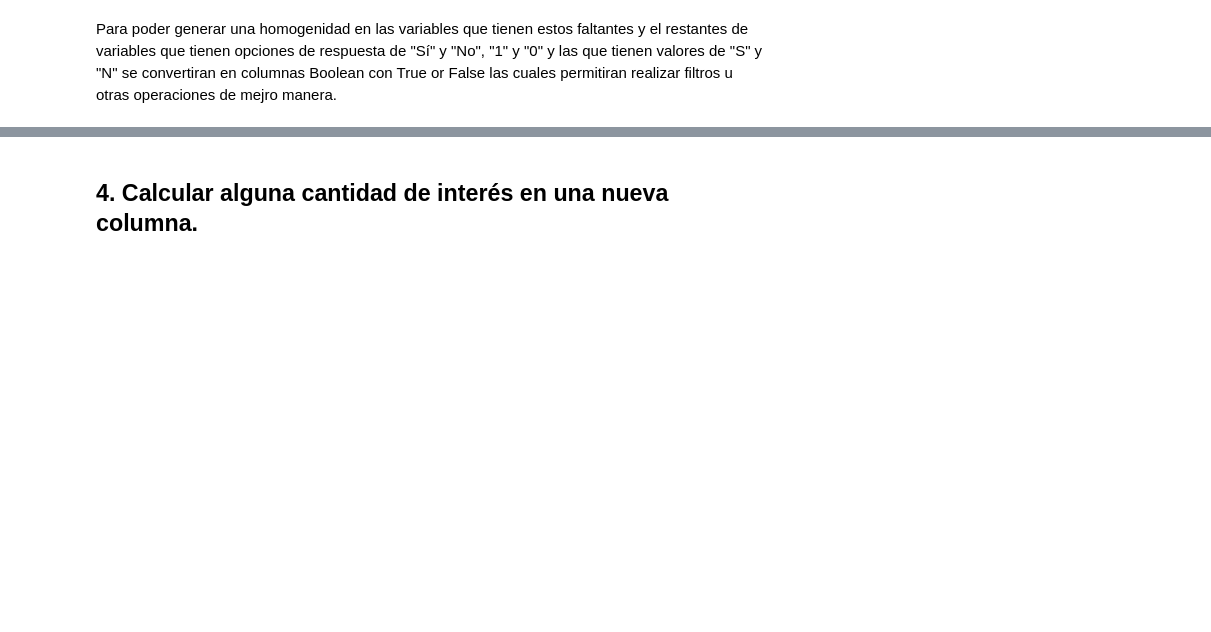
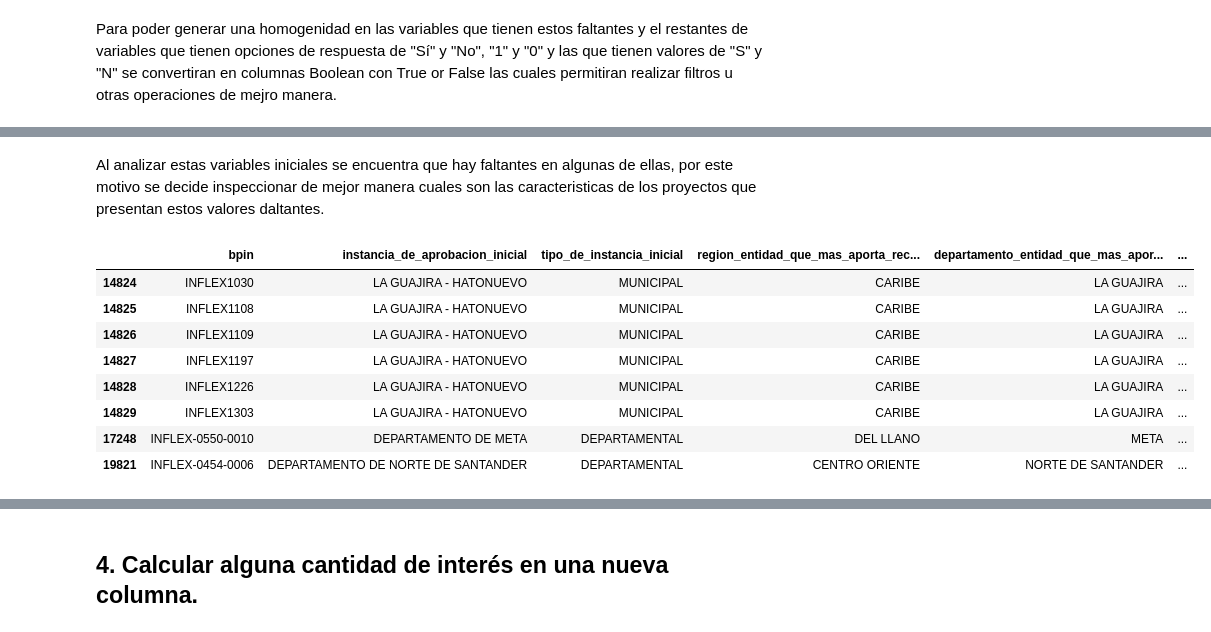
Before and after one commit to caavila96/gesproy23, a Jupyter notebook: Analisis_Gesproy.ipynb, the cells around one changed output, grey strips where cells are left out. Cells and saved outputs as stored; diff of their text form; code cells hidden in the pictures; blank space fills up the shorter version.

```diff
--- a/Analisis_Gesproy.ipynb
+++ b/Analisis_Gesproy.ipynb
@@ -311,3 +301,0 @@ AttributeError: ignored
-# %%
- for i in gesp_2.columns[gesp_2.isnull().any()]:
-   gesp_2[i].
@@ -333,0 +306,11 @@ gesp_2["minima_fecha_proceso_precontractual"][8596]
+# %%
+#Valores a evaluar
+val_eva = ["Si","Sí","S","si","sí","s","1"]
+var = []
+
+#Se genera un loop que trae una lista de tuplas con la variable y el valor encontrado en todas las celdas no vacías
+for i in gesp_2.columns[gesp_2.isnull().any()]:
+  for j in  val_eva:
+    if (gesp_2[i].dropna()==j).all():
+      var.append((i,j))
+print(var)
@@ -333,0 +319,4 @@ gesp_2["minima_fecha_proceso_precontractual"][8596]
+# %%
+#Se realiza los cambios en las variables de forma iterativa teniendo en cuenta las tuplas generadas
+for i in range(len(var)):
+    gesp_2[var[i][0]] =   gesp_2[var[i][0]].fillna("False").replace(var[i][1],"True").map({'True': True, 'False': False})
@@ -333,0 +394,14 @@ gesp_2["minima_fecha_proceso_precontractual"][8596]
+# %% [markdown]
+Al analizar estas variables iniciales se encuentra que hay faltantes en algunas de ellas, por este motivo se decide inspeccionar de mejor manera cuales son las caracteristicas de los proyectos que presentan estos valores daltantes.
+# %%
+gesp_2[gesp_2["nit_entidad_ejecutora"].isnull() == True]
+# %% [output]
+|  | bpin | instancia_de_aprobacion_inicial | tipo_de_instancia_inicial | region_entidad_que_mas_aporta_rec... | departamento_entidad_que_mas_apor... | ... |
+| 14824 | INFLEX1030 | LA GUAJIRA - HATONUEVO | MUNICIPAL | CARIBE | LA GUAJIRA | ... |
+| 14825 | INFLEX1108 | LA GUAJIRA - HATONUEVO | MUNICIPAL | CARIBE | LA GUAJIRA | ... |
+| 14826 | INFLEX1109 | LA GUAJIRA - HATONUEVO | MUNICIPAL | CARIBE | LA GUAJIRA | ... |
+| 14827 | INFLEX1197 | LA GUAJIRA - HATONUEVO | MUNICIPAL | CARIBE | LA GUAJIRA | ... |
+| 14828 | INFLEX1226 | LA GUAJIRA - HATONUEVO | MUNICIPAL | CARIBE | LA GUAJIRA | ... |
+| 14829 | INFLEX1303 | LA GUAJIRA - HATONUEVO | MUNICIPAL | CARIBE | LA GUAJIRA | ... |
+| 17248 | INFLEX-0550-0010 | DEPARTAMENTO DE META | DEPARTAMENTAL | DEL LLANO | META | ... |
+| 19821 | INFLEX-0454-0006 | DEPARTAMENTO DE NORTE DE SANTANDER | DEPARTAMENTAL | CENTRO ORIENTE | NORTE DE SANTANDER | ... |
```
Also changed, not shown: parts of 32 cells of this notebook.
